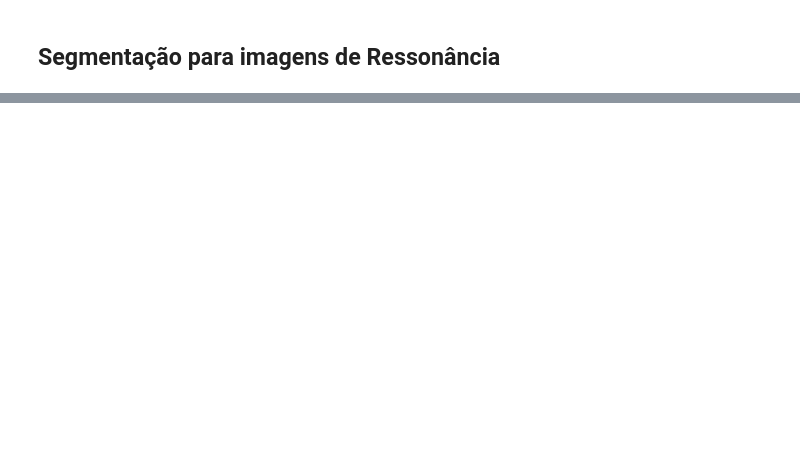
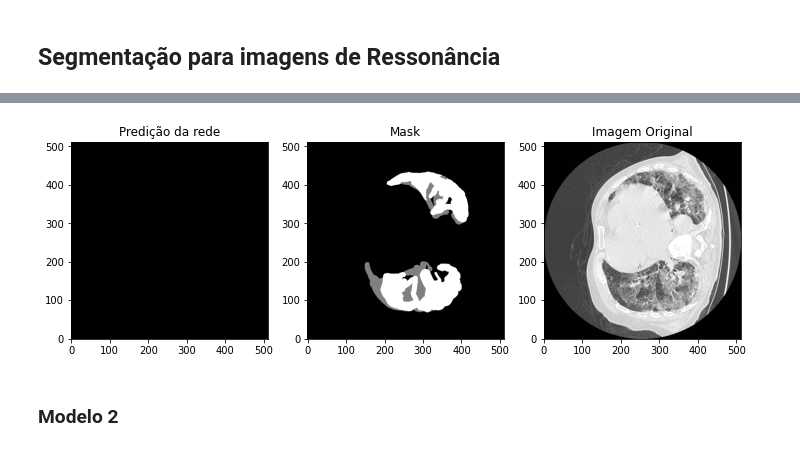
Before and after one commit to coviseg/hackovid19, a Jupyter notebook: Hackovid19_segmentation.ipynb, the cells around one changed output, grey strips where cells are left out. Cells and saved outputs as stored; diff of their text form; code cells hidden in the pictures; blank space fills up the shorter version.

```diff
--- a/Hackovid19_segmentation.ipynb
+++ b/Hackovid19_segmentation.ipynb
@@ -19,0 +49,10 @@ print(n1_img.header)
+# %%
+def normalize_function(img, n_obj):
+
+  imag = img.reshape(n_obj, 512, 512)
+  maximo = np.max(img)
+  minimo = np.min(img)
+  delta = (maximo - minimo)
+  imag = (imag - minimo)/delta
+
+  return imag
@@ -49 +289,24 @@ def conv_bloc2d(input_tensor, n_filters, kernel_size=3, batchnorm=True):
+# %%
+#plot dados
+
+fig = plt.figure(figsize=(12,6))
+gs = fig.add_gridspec(1, 3)
+ax1 = fig.add_subplot(gs[0, 0])
+ax2 = fig.add_subplot(gs[0, 1])
+ax3 = fig.add_subplot(gs[0, 2])
+
+val = model.predict(img_train[:10])
+slices = val.reshape(10, 512,512,)
+slices = slices[0, :,:]
+ax1.imshow(slices, cmap='gray', origin='center')
+ax1.set_title('Predição da rede')
+ax2.imshow(mask_train[0,:,:,0], cmap="gray", origin="center")
+ax2.set_title('Mask')
+ax3.imshow(img_train[0,:,:,0], cmap="gray", origin="center")
+ax3.set_title('Imagem Original')
+plt.show()
+# %% [output]
+[figure, added]
+# %% [markdown]
+### Modelo 2
 # %%
```
Also changed, not shown: parts of 23 cells of this notebook.
